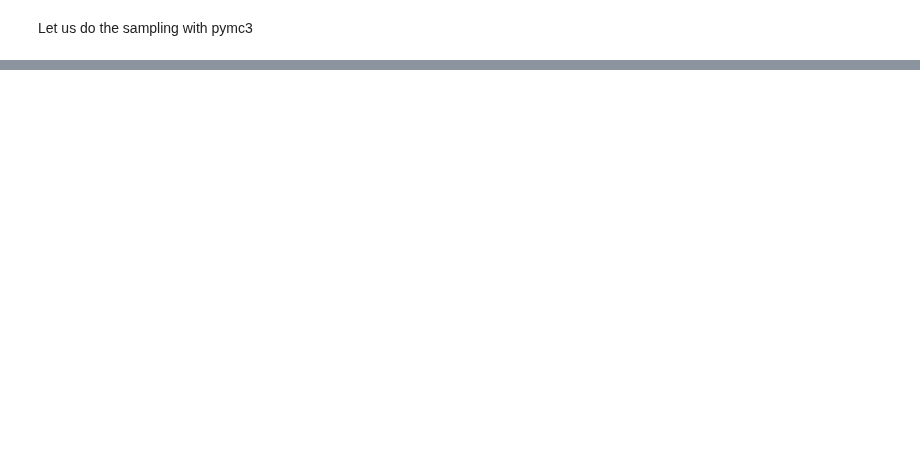
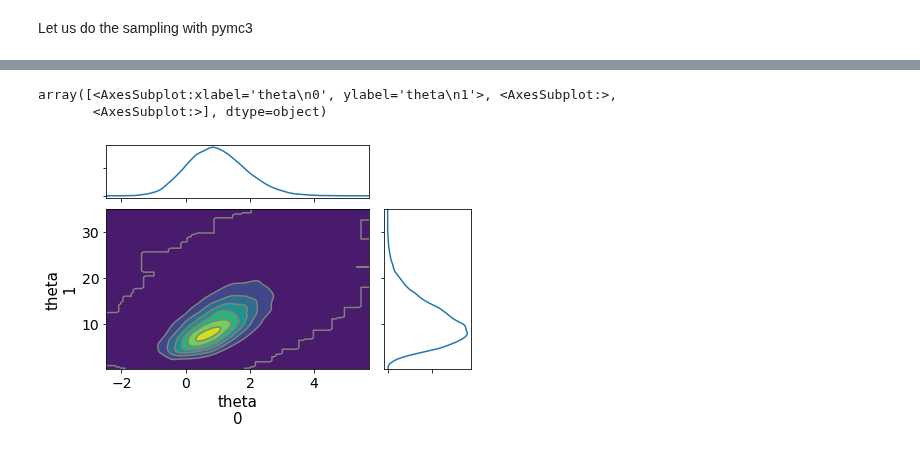
Before and after one commit to gcorani/bda, a Jupyter notebook: ex/bioassay.ipynb, the cells around one changed output, grey strips where cells are left out. Drawn from its saved outputs; the diff is of its cells as text; code cells hidden in the pictures; blank space fills up the shorter version.

```diff
--- a/ex/bioassay.ipynb
+++ b/ex/bioassay.ipynb
@@ -283,0 +296,6 @@ array([[<AxesSubplot:title={'center':'theta\n0'}>,
+# %%
+az.plot_joint(trace, var_names="theta", kind="kde")
+# %% [output]
+array([<AxesSubplot:xlabel='theta\n0', ylabel='theta\n1'>, <AxesSubplot:>,
+       <AxesSubplot:>], dtype=object)
+[figure, added]
```
Also changed, not shown: parts of 16 cells of this notebook.
